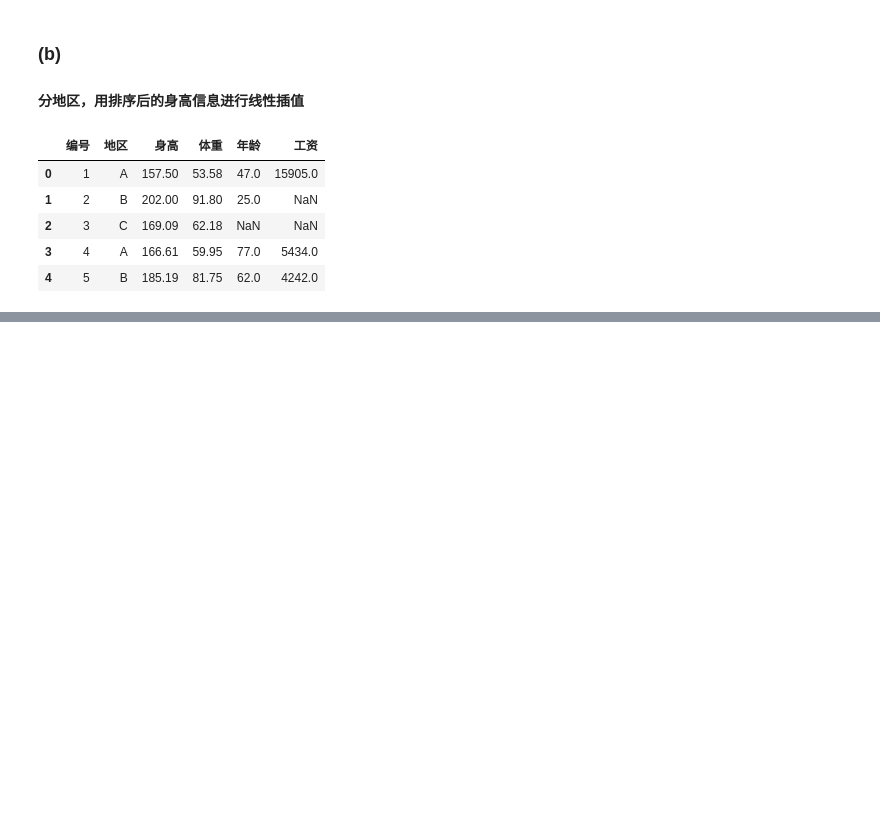
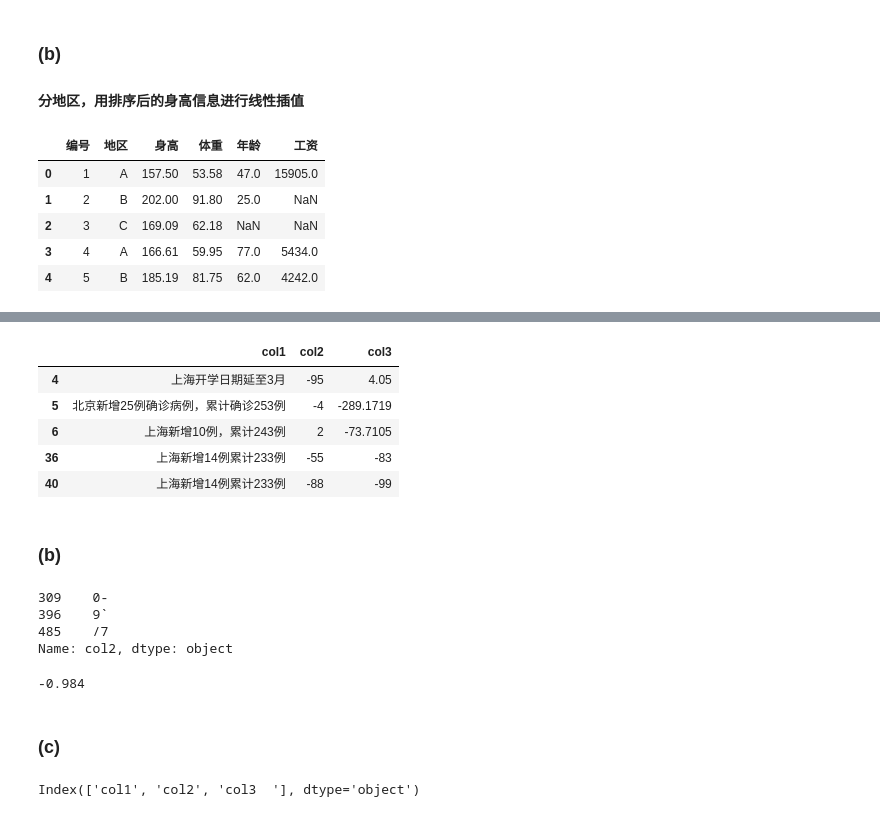
Before and after one commit to datawhalechina/joyful-pandas, a Jupyter notebook: 参考答案.ipynb, the cells around one changed output, grey strips where cells are left out. Saved outputs shown, nothing was run; the diff lists cells and outputs as text; code cells hidden in the pictures; blank space fills up the shorter version.

```diff
--- a/参考答案.ipynb
+++ b/参考答案.ipynb
@@ -740,0 +830,32 @@ df_method_1.head()
+# %%
+df[df['col1'].str.contains(r'[北京]{2}|[上海]{2}')].head()
+# %% [output]
+|  | col1 | col2 | col3 |
+| 4 | 上海开学日期延至3月 | -95 | 4.05 |
+| 5 | 北京新增25例确诊病例，累计确诊253例 | -4 | -289.1719 |
+| 6 | 上海新增10例，累计243例 | 2 | -73.7105 |
+| 36 | 上海新增14例累计233例 | -55 | -83 |
+| 40 | 上海新增14例累计233例 | -88 | -99 |
+# %% [markdown]
+### (b)
+# %%
+#df['col2'].mean() #报错
+df['col2'][~(df['col2'].str.replace(r'-?\d+','True')=='True')] #这三行有问题
+# %% [output]
+309    0-
+396    9`
+485    /7
+Name: col2, dtype: object
+# %%
+df.loc[[309,396,485],'col2'] = [0,9,7]
+df['col2'].astype('int').mean()
+# %% [output]
+-0.984
+# %% [markdown]
+### (c)
+# %%
+#df['col3'].mean() #报错
+#df['col3'] #报错
+df.columns
+# %% [output]
+Index(['col1', 'col2', 'col3  '], dtype='object')
```
Also changed, not shown: parts of 19 cells of this notebook, 5 other files.
